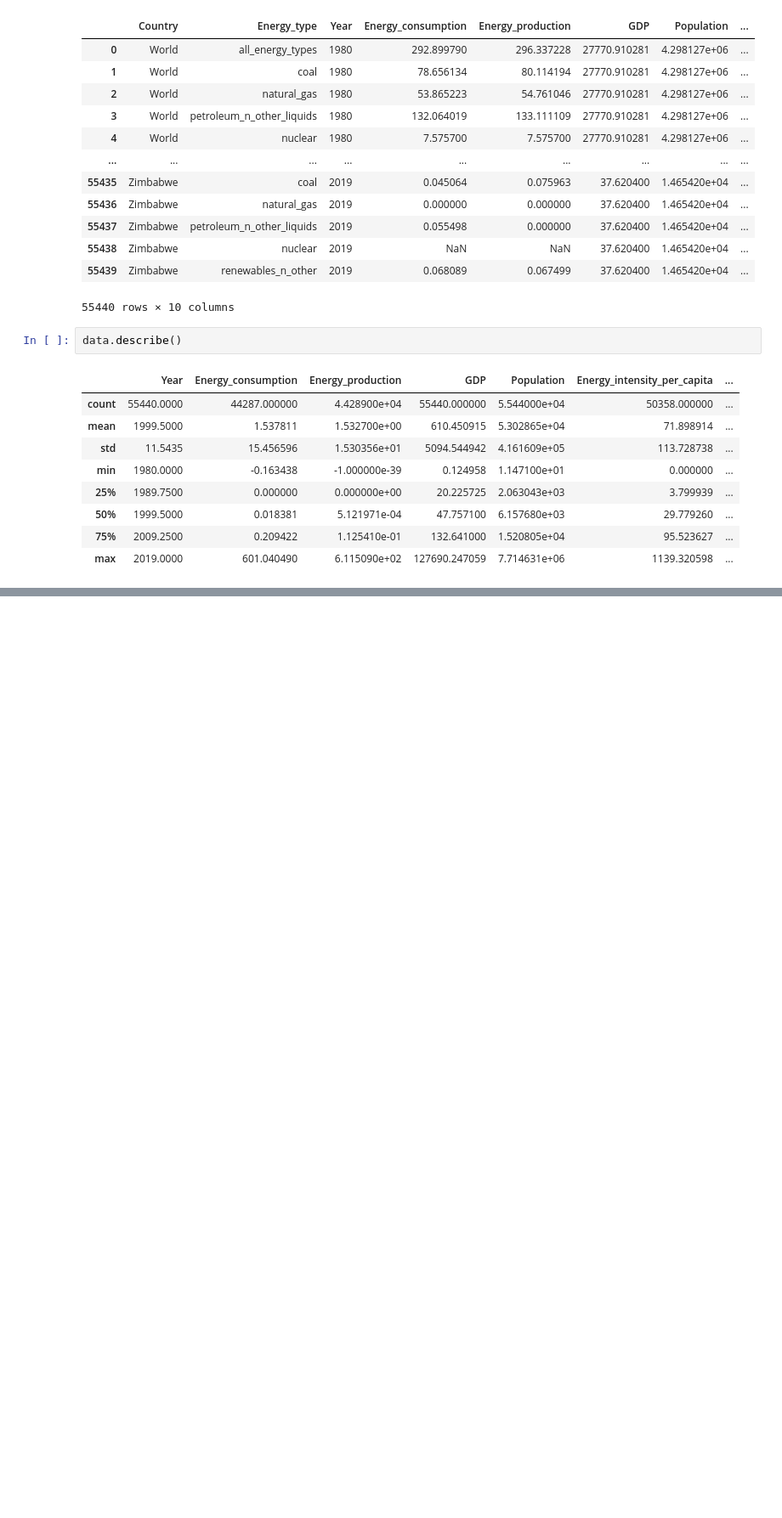
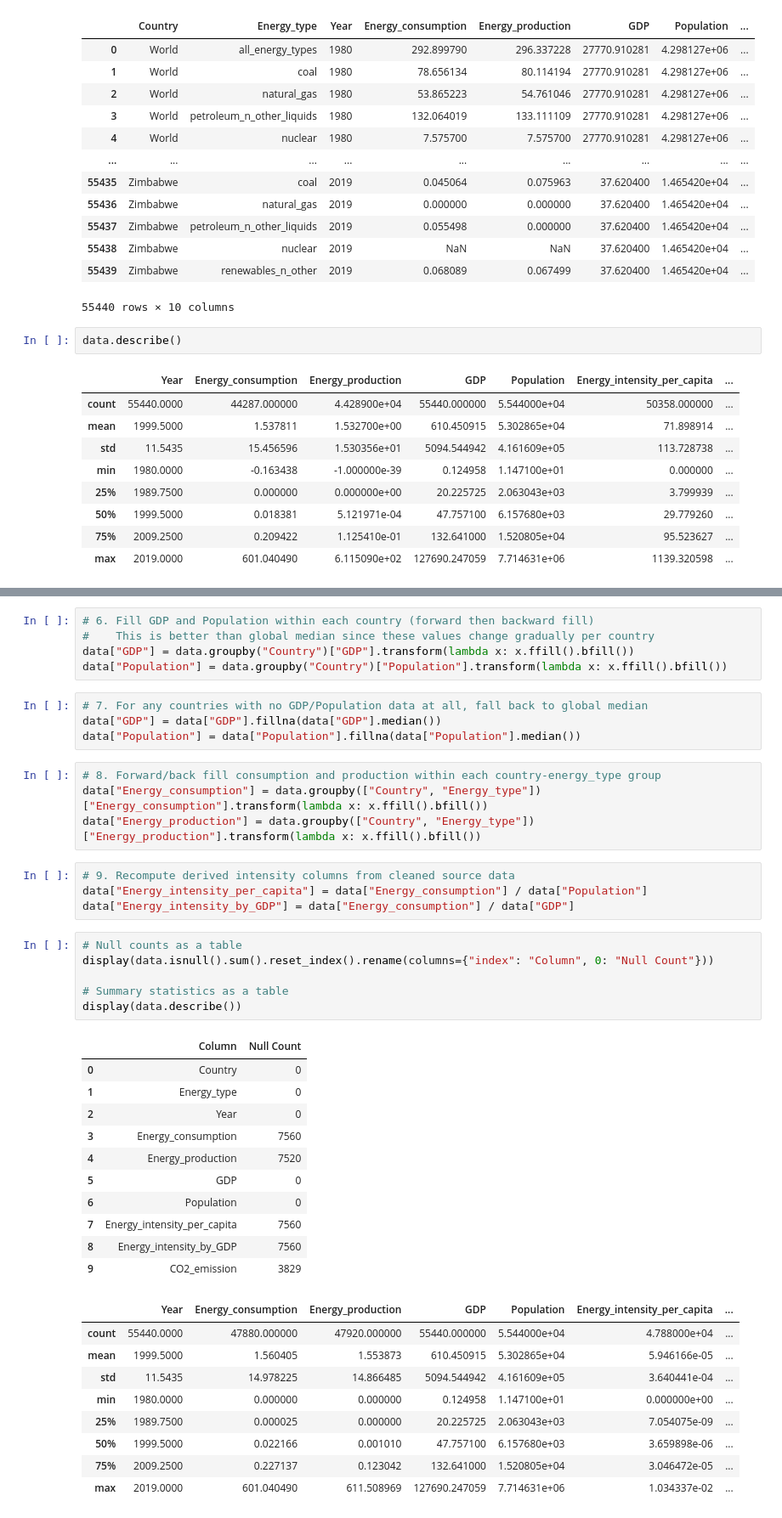
Before and after one commit to Gerno05/Energy, a Jupyter notebook: ENERGY.IPYNB, the cells around one changed output, grey strips where cells are left out. Shown at 85% size. Cells and saved outputs as stored; diff of their text form; blank space fills up the shorter version.

```diff
--- a/ENERGY.IPYNB
+++ b/ENERGY.IPYNB
@@ -109,0 +146,44 @@ data.describe()
+# %%
+# 6. Fill GDP and Population within each country (forward then backward fill)
+#    This is better than global median since these values change gradually per country
+data["GDP"] = data.groupby("Country")["GDP"].transform(lambda x: x.ffill().bfill())
+data["Population"] = data.groupby("Country")["Population"].transform(lambda x: x.ffill().bfill())
+# %%
+# 7. For any countries with no GDP/Population data at all, fall back to global median
+data["GDP"] = data["GDP"].fillna(data["GDP"].median())
+data["Population"] = data["Population"].fillna(data["Population"].median())
+# %%
+# 8. Forward/back fill consumption and production within each country-energy_type group
+data["Energy_consumption"] = data.groupby(["Country", "Energy_type"])["Energy_consumption"].transform(lambda x: x.ffill().bfill())
+data["Energy_production"] = data.groupby(["Country", "Energy_type"])["Energy_production"].transform(lambda x: x.ffill().bfill())
+# %%
+# 9. Recompute derived intensity columns from cleaned source data
+data["Energy_intensity_per_capita"] = data["Energy_consumption"] / data["Population"]
+data["Energy_intensity_by_GDP"] = data["Energy_consumption"] / data["GDP"]
+# %%
+# Null counts as a table
+display(data.isnull().sum().reset_index().rename(columns={"index": "Column", 0: "Null Count"}))
+
+# Summary statistics as a table
+display(data.describe())
+# %% [output]
+|  | Column | Null Count |
+| 0 | Country | 0 |
+| 1 | Energy_type | 0 |
+| 2 | Year | 0 |
+| 3 | Energy_consumption | 7560 |
+| 4 | Energy_production | 7520 |
+| 5 | GDP | 0 |
+| 6 | Population | 0 |
+| 7 | Energy_intensity_per_capita | 7560 |
+| 8 | Energy_intensity_by_GDP | 7560 |
+| 9 | CO2_emission | 3829 |
+|  | Year | Energy_consumption | Energy_production | GDP | Population | Energy_intensity_per_capita | ... |
+| count | 55440.0000 | 47880.000000 | 47920.000000 | 55440.000000 | 5.544000e+04 | 4.788000e+04 | ... |
+| mean | 1999.5000 | 1.560405 | 1.553873 | 610.450915 | 5.302865e+04 | 5.946166e-05 | ... |
+| std | 11.5435 | 14.978225 | 14.866485 | 5094.544942 | 4.161609e+05 | 3.640441e-04 | ... |
+| min | 1980.0000 | 0.000000 | 0.000000 | 0.124958 | 1.147100e+01 | 0.000000e+00 | ... |
+| 25% | 1989.7500 | 0.000025 | 0.000000 | 20.225725 | 2.063043e+03 | 7.054075e-09 | ... |
+| 50% | 1999.5000 | 0.022166 | 0.001010 | 47.757100 | 6.157680e+03 | 3.659898e-06 | ... |
+| 75% | 2009.2500 | 0.227137 | 0.123042 | 132.641000 | 1.520805e+04 | 3.046472e-05 | ... |
+| max | 2019.0000 | 601.040490 | 611.508969 | 127690.247059 | 7.714631e+06 | 1.034337e-02 | ... |
```
Also changed, not shown: parts of 8 cells of this notebook.
